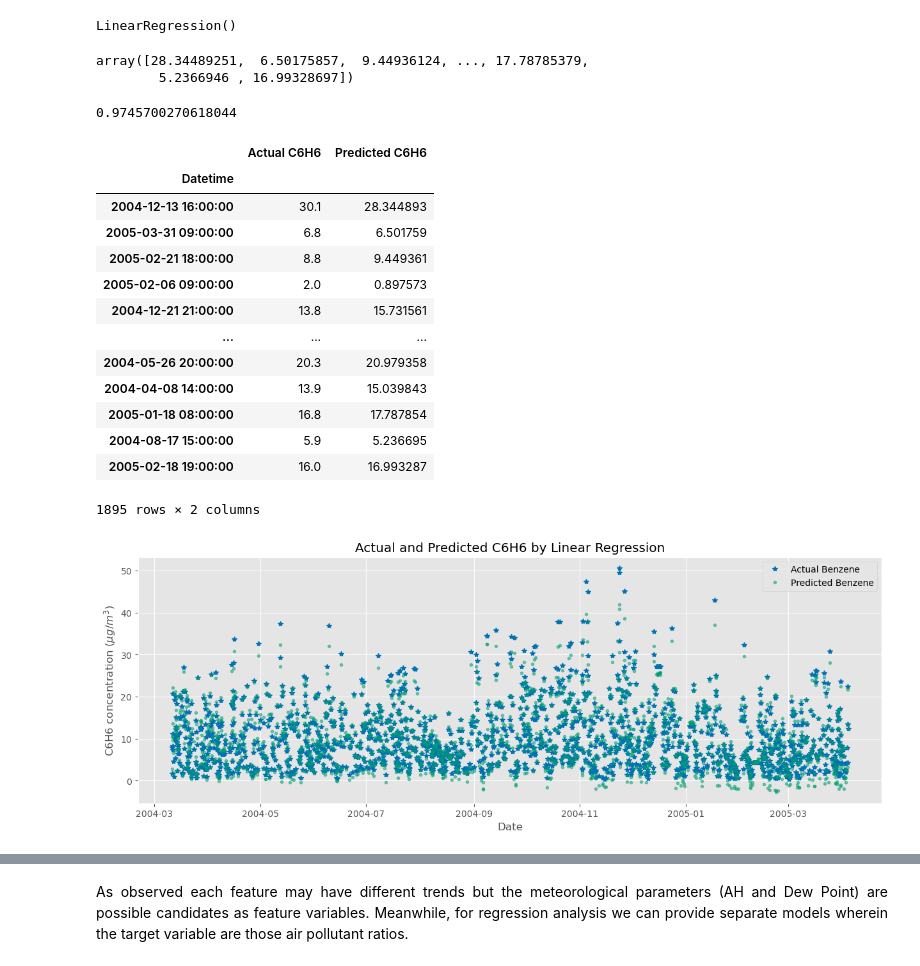
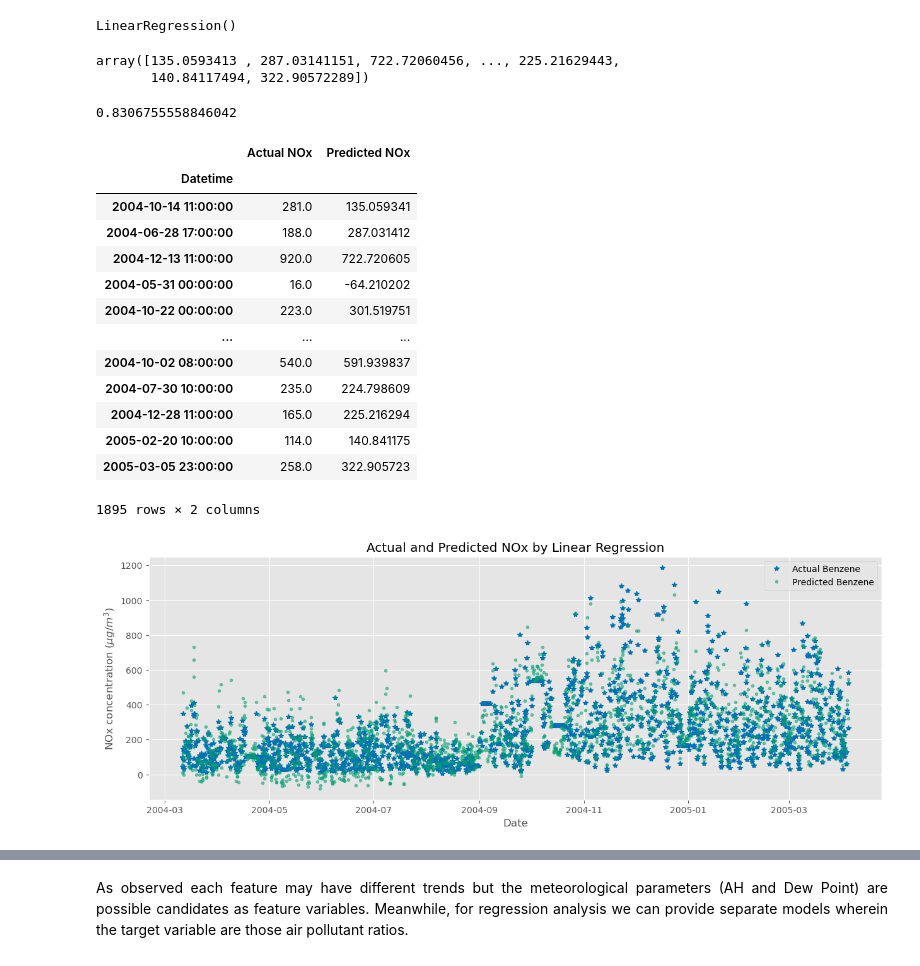
Before and after one commit to bryancastillo10/Machine-Learning-Projects, a Jupyter notebook: air_quality_regression.ipynb, the cells around one changed output, grey strips where cells are left out. Drawn from its saved outputs; the diff is of its cells as text; code cells hidden in the pictures.

```diff
--- a/air_quality_regression.ipynb
+++ b/air_quality_regression.ipynb
@@ -170,9 +205,8 @@ plt.show()
 # %%
-
+# Function to create new features
 def create_features(df):
     feat_df = df.copy()
-    feat_df['NO2/NOx'] = feat_df['NO2(GT)']/feat_df['NOx(GT)']
     feat_df['Dew_Point'] = feat_df['T'] - ((100-feat_df['RH'])/5)
     return feat_df
 
-df = create_features(df).drop(['NO2(GT)','NOx(GT)','T','RH'],axis=1)
+df = create_features(df).drop(['T','RH'],axis=1)
@@ -199,8 +223,8 @@ Feature and Target Variable Creation
 The goal
 # %%
 new_df = df.copy()
-X = new_df.drop(['C6H6(GT)'],axis=1)
-y = new_df['C6H6(GT)']
+X = new_df.drop(['NOx(GT)'],axis=1)
+y = new_df['NOx(GT)']
 # %% [markdown]
 Data Train/Test Split
 # %%
@@ -219,46 +243,46 @@ LinearRegression()
 y_pred=reg.predict(X_test)
 y_pred
 # %% [output]
-array([28.34489251,  6.50175857,  9.44936124, ..., 17.78785379,
-        5.2366946 , 16.99328697])
+array([135.0593413 , 287.03141151, 722.72060456, ..., 225.21629443,
+       140.84117494, 322.90572289])
 # %%
 # Check accuracy
 print(r2_score(y_test,y_pred))
 # %% [output]
-0.9745700270618044
+0.8306755558846042
 # %%
-y_pred = pd.Series(y_pred, name='Predicted C6H6')
+y_pred = pd.Series(y_pred, name='Predicted NOx')
 
 actual_and_pred = pd.concat([y_test.reset_index(drop=True),y_pred],axis=1)
-actual_and_pred.rename(columns={'C6H6(GT)':'Actual C6H6'},inplace=True)
+actual_and_pred.rename(columns={'NOx(GT)':'Actual NOx'},inplace=True)
 actual_and_pred.set_index(y_test.index,inplace=True)
 actual_and_pred
 # %% [output]
-|  | Actual C6H6 | Predicted C6H6 |
+|  | Actual NOx | Predicted NOx |
 | Datetime |  |  |
-| 2004-12-13 16:00:00 | 30.1 | 28.344893 |
-| 2005-03-31 09:00:00 | 6.8 | 6.501759 |
-| 2005-02-21 18:00:00 | 8.8 | 9.449361 |
-| 2005-02-06 09:00:00 | 2.0 | 0.897573 |
-| 2004-12-21 21:00:00 | 13.8 | 15.731561 |
+| 2004-10-14 11:00:00 | 281.0 | 135.059341 |
+| 2004-06-28 17:00:00 | 188.0 | 287.031412 |
+| 2004-12-13 11:00:00 | 920.0 | 722.720605 |
+| 2004-05-31 00:00:00 | 16.0 | -64.210202 |
+| 2004-10-22 00:00:00 | 223.0 | 301.519751 |
 | ... | ... | ... |
-| 2004-05-26 20:00:00 | 20.3 | 20.979358 |
-| 2004-04-08 14:00:00 | 13.9 | 15.039843 |
-| 2005-01-18 08:00:00 | 16.8 | 17.787854 |
-| 2004-08-17 15:00:00 | 5.9 | 5.236695 |
-| 2005-02-18 19:00:00 | 16.0 | 16.993287 |
+| 2004-10-02 08:00:00 | 540.0 | 591.939837 |
+| 2004-07-30 10:00:00 | 235.0 | 224.798609 |
+| 2004-12-28 11:00:00 | 165.0 | 225.216294 |
+| 2005-02-20 10:00:00 | 114.0 | 140.841175 |
+| 2005-03-05 23:00:00 | 258.0 | 322.905723 |
 1895 rows × 2 columns
 # %%
 plt.figure(figsize=(15,5))
-plt.plot(actual_and_pred.index,actual_and_pred['Actual C6H6'],label='Actual Benzene',linestyle='',\
+plt.plot(actual_and_pred.index,actual_and_pred['Actual NOx'],label='Actual Benzene',linestyle='',\
     marker='*',color='#0072B2')
-plt.plot(actual_and_pred.index,actual_and_pred['Predicted C6H6'],label='Predicted Benzene',linestyle='',\
+plt.plot(actual_and_pred.index,actual_and_pred['Predicted NOx'],label='Predicted Benzene',linestyle='',\
     marker='.',color='#009E73',alpha=0.5)
 plt.xlabel('Date')
-plt.ylabel('C6H6 concentration ($\mu g/m^3$)')
-plt.title('Actual and Predicted C6H6 by Linear Regression')
+plt.ylabel('NOx concentration ($\mu g/m^3$)')
+plt.title('Actual and Predicted NOx by Linear Regression')
 plt.legend()
 plt.show()
 # %% [output]
-[figure, old version]
+[figure, new version]
 # %%
```
Also changed, not shown: parts of 12 cells of this notebook.
